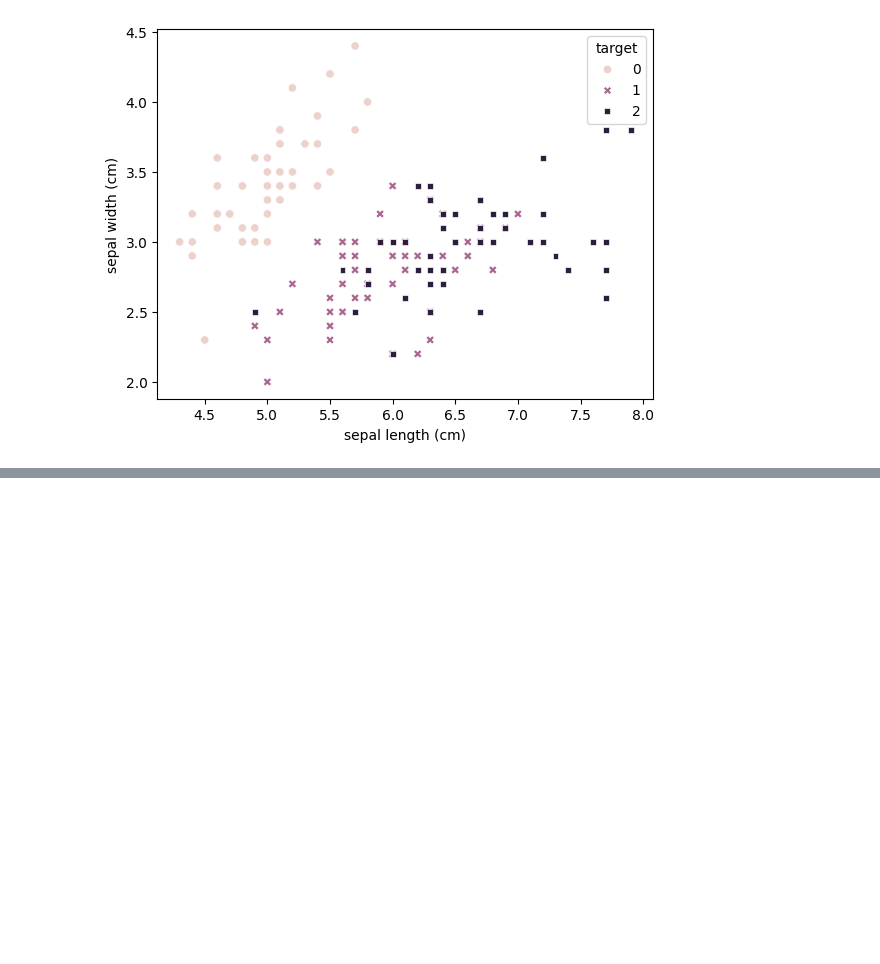
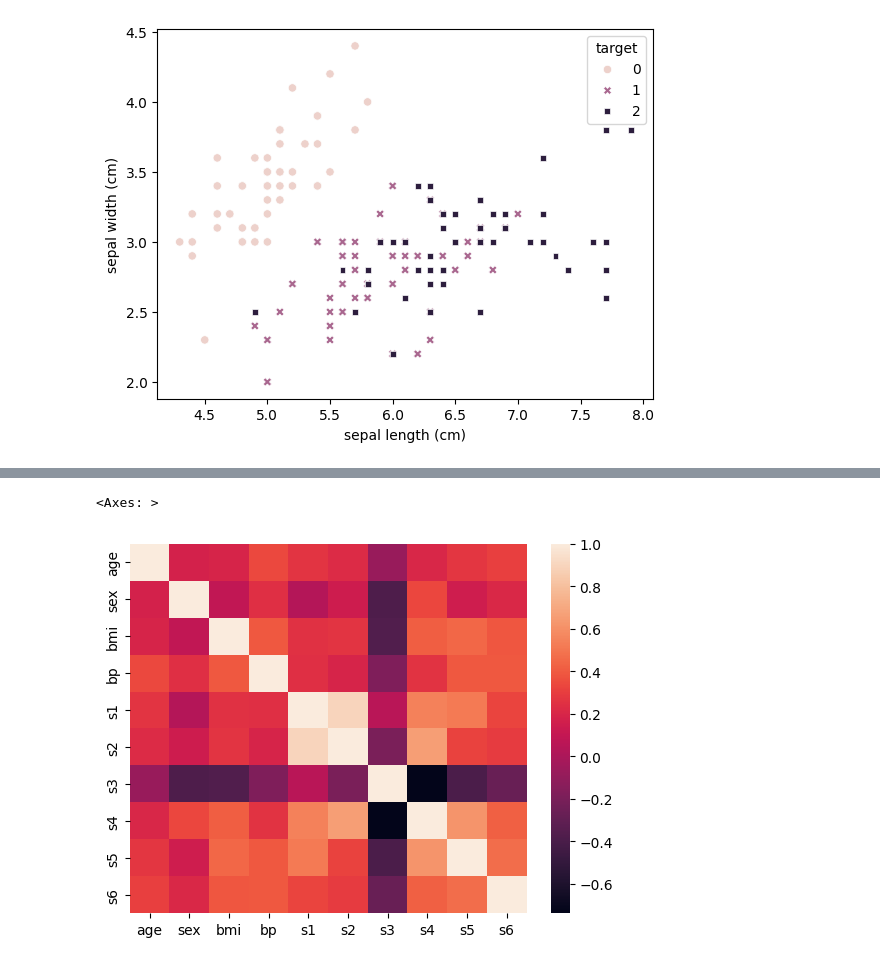
Before and after one commit to Comment-XD/Scikit-Learn-Fundamentals, a Jupyter notebook: SciKit-Data Science/Data Analyization/PCA.ipynb, the cells around one changed output, grey strips where cells are left out. Saved outputs shown, nothing was run; the diff lists cells and outputs as text; code cells hidden in the pictures; blank space fills up the shorter version.

```diff
--- a/SciKit-Data Science/Data Analyization/PCA.ipynb
+++ b/SciKit-Data Science/Data Analyization/PCA.ipynb
@@ -52,0 +79,4 @@ sns.lineplot(data=iris_data, x="sepal length (cm)", y="sepal width (cm)", hue="t
+# %%
+load_dataset = datasets.load_diabetes()
+diabetes_data = pd.DataFrame(load_dataset["data"], columns=load_dataset["feature_names"])
+diabetes_data.head(10)
@@ -52,0 +95,5 @@ sns.lineplot(data=iris_data, x="sepal length (cm)", y="sepal width (cm)", hue="t
+# %%
+sns.heatmap(diabetes_data.corr())
+# %% [output]
+<Axes: >
+[figure, added]
```
Also changed, not shown: parts of 10 cells of this notebook, 1 other file.
